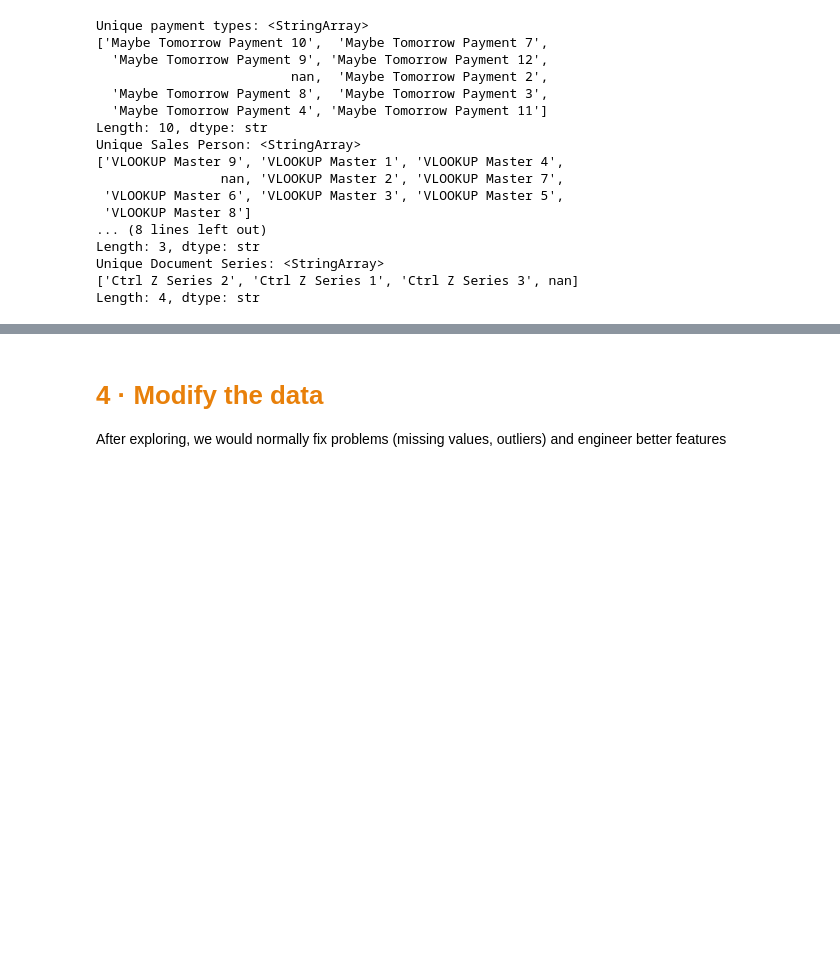
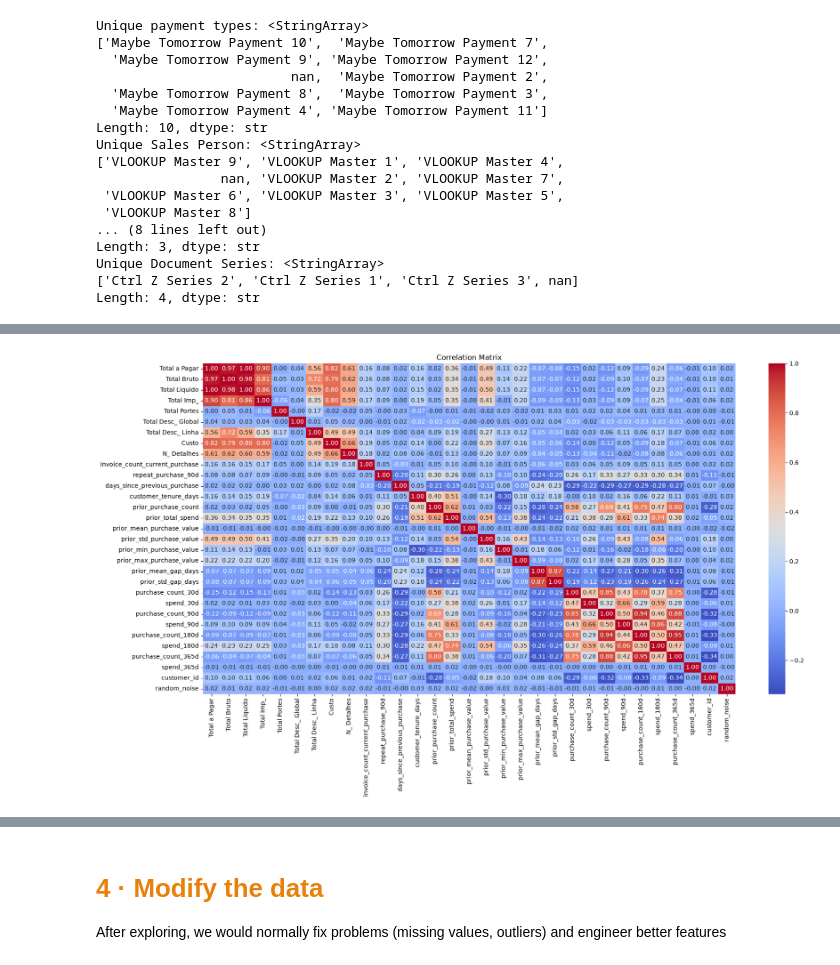
Before and after one commit to saradfalves/ML_Group_09, a Jupyter notebook: notebooks/data_exploration.ipynb, the cells around one changed output, grey strips where cells are left out. Cells and saved outputs as stored; diff of their text form; code cells hidden in the pictures; blank space fills up the shorter version.

```diff
--- a/notebooks/data_exploration.ipynb
+++ b/notebooks/data_exploration.ipynb
@@ -283,0 +290,8 @@ plt.show()
+# %%
+# multivariate relationships (Calculating Pearson's correlation coefficient between each feature)
+plt.figure(figsize=(20, 10))
+sns.heatmap(train_df.corr(numeric_only=True), fmt=".2f",  annot=True, cmap="coolwarm")
+plt.title("Correlation Matrix")
+plt.show()
+# %% [output]
+[figure, added]
```
Also changed, not shown: parts of 4 cells of this notebook.
